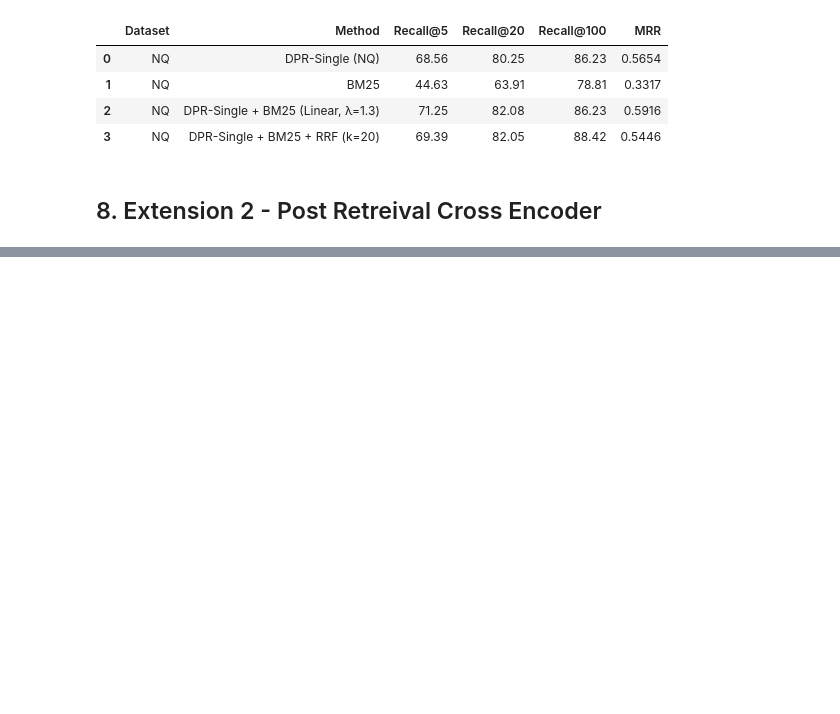
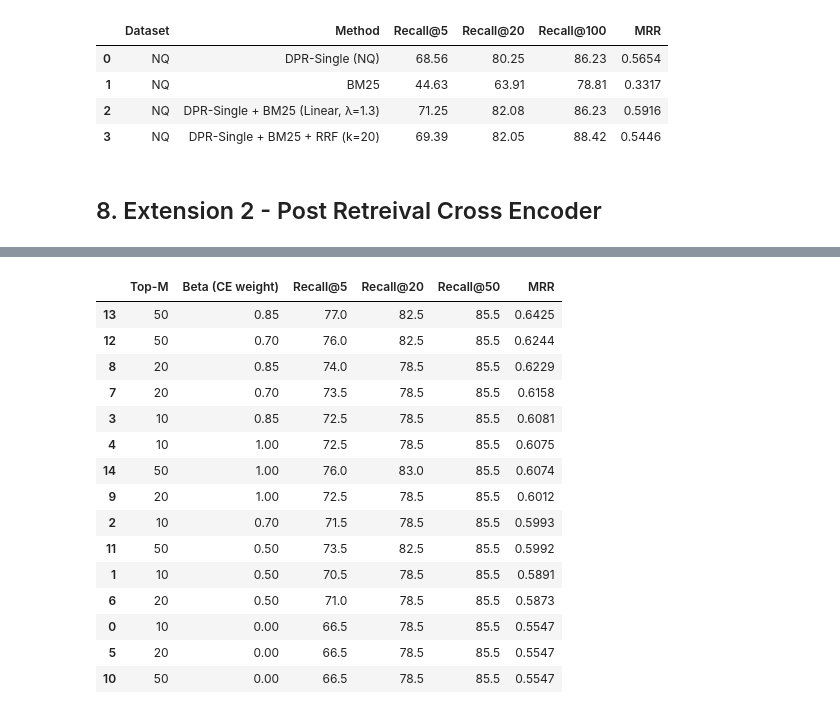
Before and after one commit to dwijaap/CS6101-Course-Project, a Jupyter notebook: extensions.ipynb, the cells around one changed output, grey strips where cells are left out. Drawn from its saved outputs; the diff is of its cells as text; code cells hidden in the pictures; blank space fills up the shorter version.

Commit message:
table 4

```diff
--- a/extensions.ipynb
+++ b/extensions.ipynb
@@ -997,3 +997,67 @@ Loaded cross-encoder/ms-marco-MiniLM-L-6-v2 on cpu (top_m=50, max_queries=500)
 | 9 | SQUAD | DPR-Multi + Cross-Encoder (MiniLM... | 1588.26 | 48.2 | 56.8 | 61.6 | 0.3933 |
 | 10 | NQ | DPR-Single (Original) | 0.00 | 67.4 | 79.8 | 83.8 | 0.5592 |
 | 11 | NQ | DPR-Single + Cross-Encoder (MiniL... | 1724.40 | 73.4 | 81.6 | 83.8 | 0.5764 |
+# %%
+def get_cached_passage(docid: str) -> str:
+    if docid not in passage_cache:
+        doc = lucene_searcher.doc(str(docid))
+        passage_cache[docid] = json.loads(doc.raw()).get('contents', '') if doc else ''
+    val = passage_cache[docid]
+    return f'{val[0]}\n{val[1]}' if isinstance(val, tuple) else val
+
+def minmax_norm(scores: list) -> list:
+    lo, hi = min(scores), max(scores)
+    return [0.5] * len(scores) if (hi - lo) < 1e-9 else [(s - lo) / (hi - lo) for s in scores]
+
+def blend_dpr_and_ce(dpr_runs: dict, ce_runs: dict, beta: float = 0.8, top_m: int = 50):
+    blended_runs = {}
+    for qid, dpr_cands in dpr_runs.items():
+        head = dpr_cands[:top_m]
+        tail = dpr_cands[top_m:]
+        ce_map = dict(ce_runs.get(qid, []))
+
+        docids = [d for d, _ in head]
+        dpr_norm = minmax_norm([sc for _, sc in head])
+        ce_norm  = minmax_norm([ce_map.get(d, 0.0) for d in docids])
+
+        rescored = [
+            (d, (1.0 - beta) * s_dpr + beta * s_ce)
+            for d, s_dpr, s_ce in zip(docids, dpr_norm, ce_norm)
+        ]
+        rescored.sort(key=lambda x: x[1], reverse=True)
+        min_sc = rescored[-1][1] if rescored else 0.0
+        blended_runs[qid] = rescored + [(d, min_sc - 1.0 - i) for i, (d, _) in enumerate(tail)]
+    return blended_runs
+
+# Tune beta and M on NQ tuning slice (first 200 queries of your 500 evaluated queries)
+nq_topics = get_topics('dpr-nq-test')
+dpr_nq = load_trec_topk(RUNS_DIR / 'run.dpr.nq-test.multi.trec', max_k=50)
+ce_nq  = load_trec_topk(RUNS_DIR / 'run.dpr.nq-test.dpr-multi-ce-minilm-l6.trec', max_k=50)
+tune_qids = [q for q in nq_topics if str(q) in ce_nq][:200]
+
+tune_ce_rows = []
+for m_val in [10, 20, 50]:
+    for beta_val in [0.0, 0.5, 0.7, 0.85, 1.0]:
+        blended = blend_dpr_and_ce(dpr_nq, ce_nq, beta=beta_val, top_m=m_val)
+        metrics = eval_recall_and_mrr(blended, nq_topics, use_regex=False, qids_subset=tune_qids)
+        tune_ce_rows.append({'Top-M': m_val, 'Beta (CE weight)': beta_val, **metrics})
+
+ce_tune_df = pd.DataFrame(tune_ce_rows)
+display(ce_tune_df.sort_values(by='MRR', ascending=False))
+# %% [output]
+|  | Top-M | Beta (CE weight) | Recall@5 | Recall@20 | Recall@50 | MRR |
+| 13 | 50 | 0.85 | 77.0 | 82.5 | 85.5 | 0.6425 |
+| 12 | 50 | 0.70 | 76.0 | 82.5 | 85.5 | 0.6244 |
+| 8 | 20 | 0.85 | 74.0 | 78.5 | 85.5 | 0.6229 |
+| 7 | 20 | 0.70 | 73.5 | 78.5 | 85.5 | 0.6158 |
+| 3 | 10 | 0.85 | 72.5 | 78.5 | 85.5 | 0.6081 |
+| 4 | 10 | 1.00 | 72.5 | 78.5 | 85.5 | 0.6075 |
+| 14 | 50 | 1.00 | 76.0 | 83.0 | 85.5 | 0.6074 |
+| 9 | 20 | 1.00 | 72.5 | 78.5 | 85.5 | 0.6012 |
+| 2 | 10 | 0.70 | 71.5 | 78.5 | 85.5 | 0.5993 |
+| 11 | 50 | 0.50 | 73.5 | 82.5 | 85.5 | 0.5992 |
+| 1 | 10 | 0.50 | 70.5 | 78.5 | 85.5 | 0.5891 |
+| 6 | 20 | 0.50 | 71.0 | 78.5 | 85.5 | 0.5873 |
+| 0 | 10 | 0.00 | 66.5 | 78.5 | 85.5 | 0.5547 |
+| 5 | 20 | 0.00 | 66.5 | 78.5 | 85.5 | 0.5547 |
+| 10 | 50 | 0.00 | 66.5 | 78.5 | 85.5 | 0.5547 |
```
Also changed, not shown: parts of 2 cells of this notebook.
